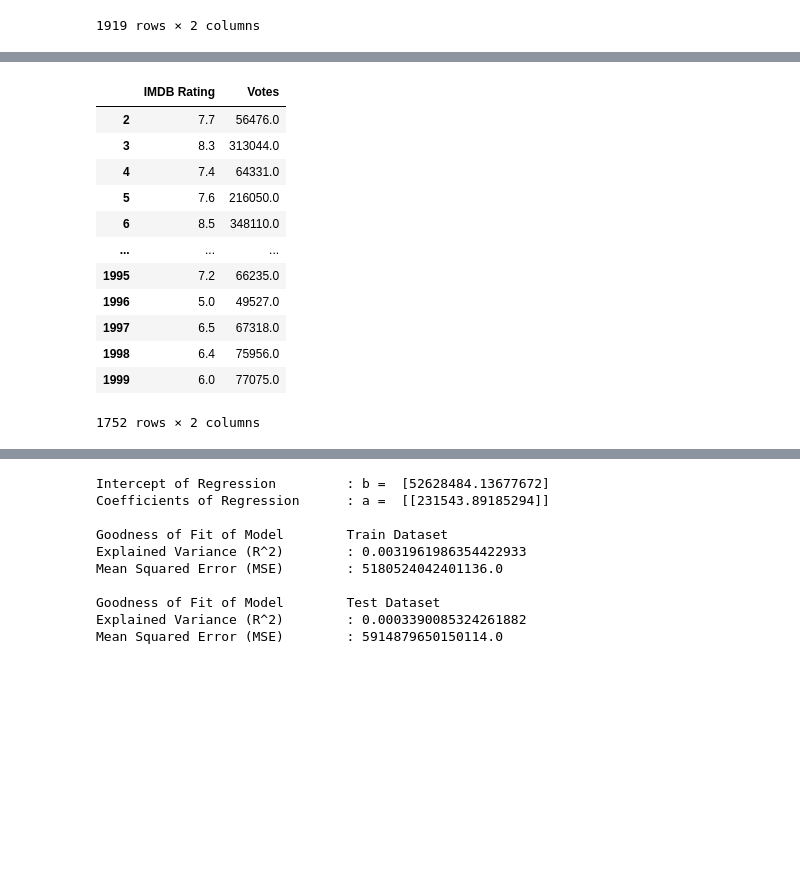
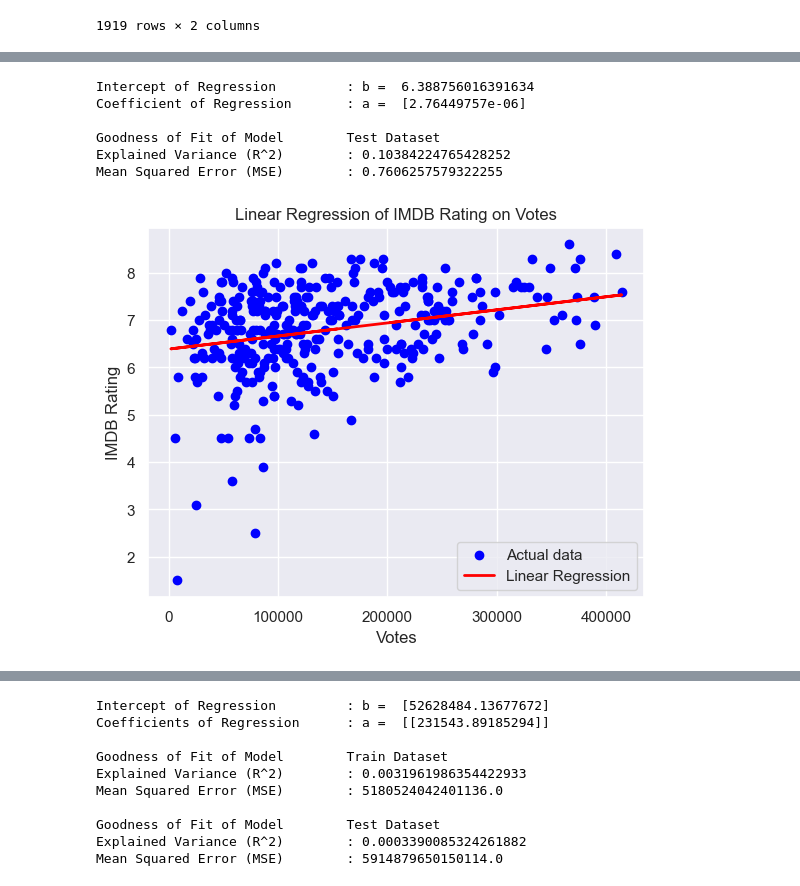
Before and after one commit to Yeesbae/SC1015_MiniProject, a Jupyter notebook: Project_imdb.ipynb, the cells around one changed output, grey strips where cells are left out. Drawn from its saved outputs; the diff is of its cells as text; code cells hidden in the pictures; blank space fills up the shorter version.

```diff
--- a/Project_imdb.ipynb
+++ b/Project_imdb.ipynb
@@ -484,16 +484,61 @@ Mean Squared Error (MSE)        : 0.8710128298698158
-# %%
-mergedDF
-# %% [output]
-|  | IMDB Rating | Votes |
-| 2 | 7.7 | 56476.0 |
-| 3 | 8.3 | 313044.0 |
-| 4 | 7.4 | 64331.0 |
-| 5 | 7.6 | 216050.0 |
-| 6 | 8.5 | 348110.0 |
-| ... | ... | ... |
-| 1995 | 7.2 | 66235.0 |
-| 1996 | 5.0 | 49527.0 |
-| 1997 | 6.5 | 67318.0 |
-| 1998 | 6.4 | 75956.0 |
-| 1999 | 6.0 | 77075.0 |
-1752 rows × 2 columns
+# %%
+from sklearn.linear_model import LinearRegression
+from sklearn.model_selection import train_test_split
+from sklearn.metrics import mean_squared_error
+
+
+mergedDF = pd.concat((df['IMDB Rating'],voteDF), ignore_index=False, axis=1)
+mergedDF = mergedDF.dropna(axis=0)
+imdb_ratingDF = pd.DataFrame(mergedDF['IMDB Rating'])
+votesDF = pd.DataFrame(mergedDF['Votes'])
+
+# Splitting the data into features (votes) and target variable (IMDB ratings)
+X = mergedDF[['Votes']]  # Features (votes)
+y = mergedDF['IMDB Rating']  # Target variable (IMDB ratings)
+
+# Splitting the data into training and testing sets
+X_train, X_test, y_train, y_test = train_test_split(X, y, test_size=0.2, random_state=42)
+
+# Creating linear regression object
+linreg = LinearRegression()
+
+# Training the model using the training sets
+linreg.fit(X_train, y_train)
+
+# Coefficients of the Linear Regression line
+print('Intercept of Regression \t: b = ', linreg.intercept_)
+print('Coefficient of Regression \t: a = ', linreg.coef_)
+print()
+
+# Predicting the IMDB ratings for the test set
+y_pred = linreg.predict(X_test)
+
+# Checking the Goodness of Fit (on Test Data)
+print("Goodness of Fit of Model \tTest Dataset")
+print("Explained Variance (R^2) \t:", linreg.score(X_test, y_test))
+print("Mean Squared Error (MSE) \t:", mean_squared_error(y_test, y_pred))
+
+import matplotlib.pyplot as plt
+
+# Plotting the scatter plot of test data
+plt.scatter(X_test, y_test, color='blue', label='Actual data')
+
+# Plotting the linear regression line
+plt.plot(X_test, y_pred, color='red', linewidth=2, label='Linear Regression')
+
+# Adding labels and title
+plt.xlabel('Votes')
+plt.ylabel('IMDB Rating')
+plt.title('Linear Regression of IMDB Rating on Votes')
+plt.legend()
+
+# Displaying the plot
+plt.show()
+# %% [output]
+Intercept of Regression         : b =  6.388756016391634
+Coefficient of Regression       : a =  [2.76449757e-06]
+
+Goodness of Fit of Model        Test Dataset
+Explained Variance (R^2)        : 0.10384224765428252
+Mean Squared Error (MSE)        : 0.7606257579322255
+[figure, added]
```
Also changed, not shown: parts of 21 cells of this notebook.
